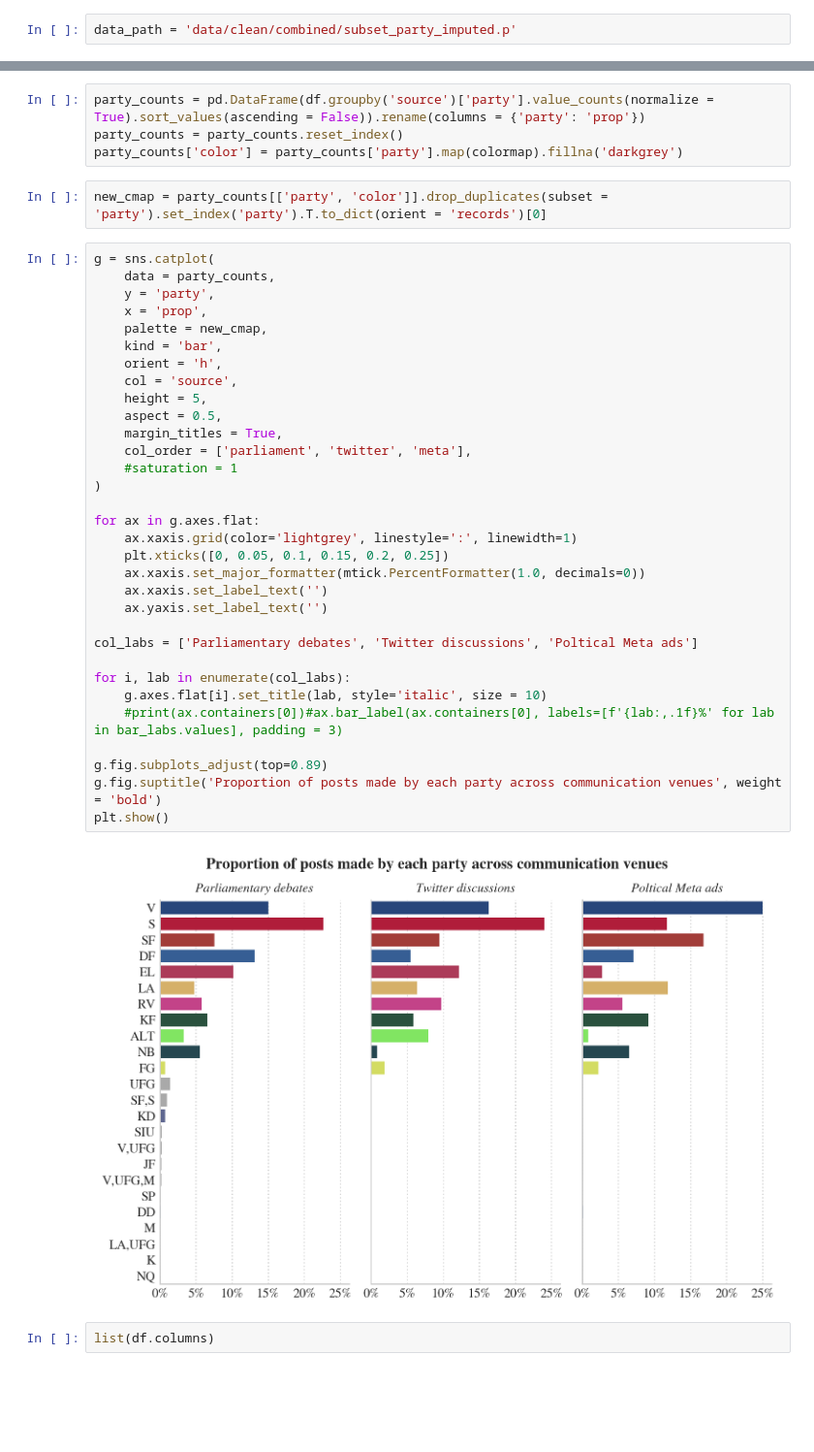
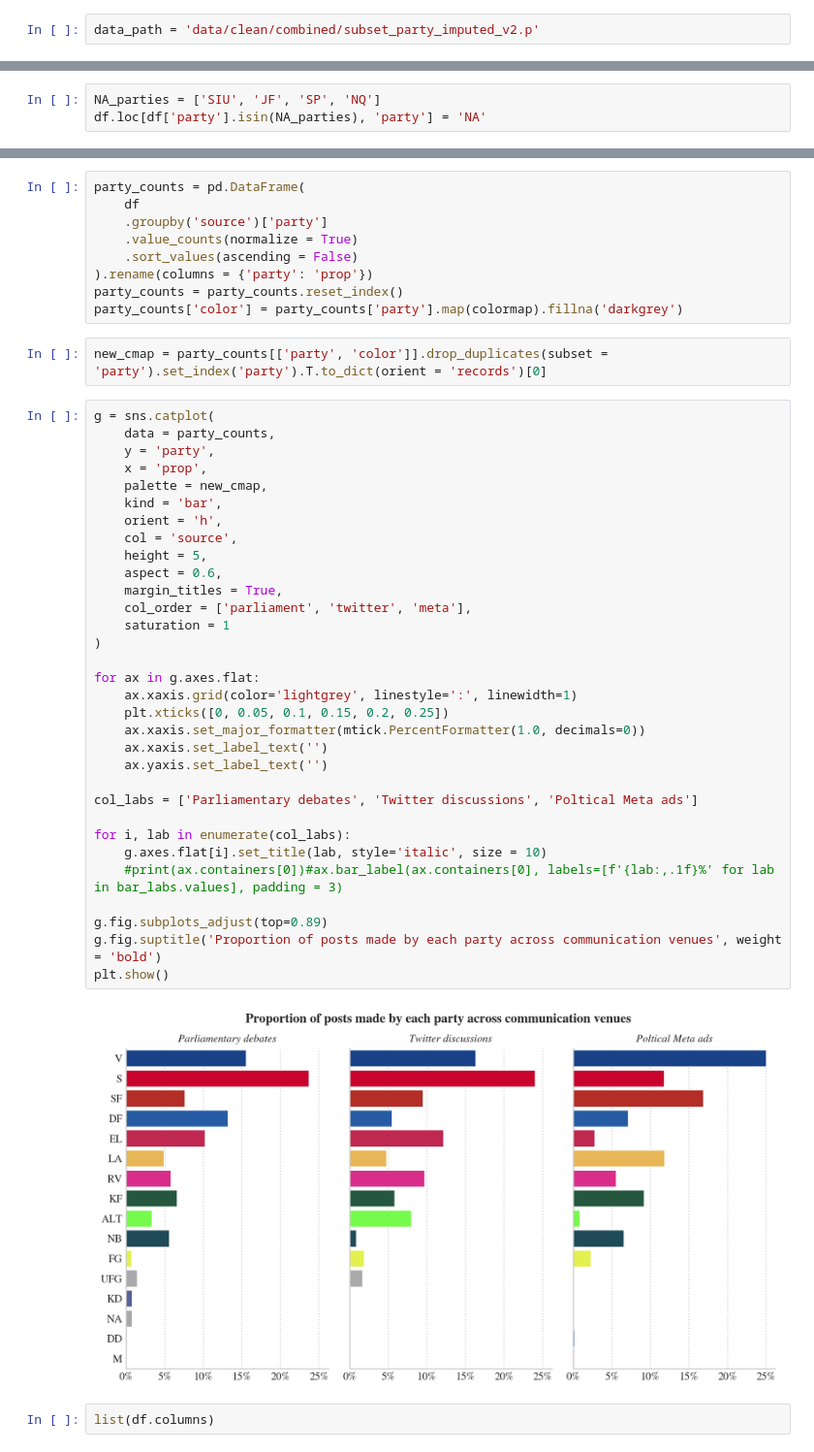
Before and after one commit to mathiasbruun/DCPA, a Jupyter notebook: descriptive_statistics.ipynb, the cells around one changed output, grey strips where cells are left out. Shown at 97% size. Cells and saved outputs as stored; diff of their text form; blank space fills up the shorter version.

```diff
--- a/descriptive_statistics.ipynb
+++ b/descriptive_statistics.ipynb
@@ -45,7 +46,7 @@ plt.rcParams['mathtext.bf'] = 'Bitstream Vera Sans:bold'
 plt.rcParams['mathtext.fontset'] = 'stix'
 plt.rcParams['font.family'] = 'STIXGeneral'
 # %%
-data_path = 'data/clean/combined/subset_party_imputed.p'
+data_path = 'data/clean/combined/subset_party_imputed_v2.p'
 # %%
 with open(data_path, 'rb') as p:
     df = pickle.load(p)
@@ -70,6 +71,9 @@ colormap = {
     'DD': '#3470BC',
     'M': '#7A308B'
 }
+# %%
+NA_parties = ['SIU', 'JF', 'SP', 'NQ']
+df.loc[df['party'].isin(NA_parties), 'party'] = 'NA'
 # %%
 party_counts = pd.DataFrame(df['party'].value_counts(normalize = True).sort_values())
 party_counts['color'] = party_counts.index.map(colormap).fillna('darkgrey')
@@ -95,5 +178,10 @@ plt.show()
 # %%
-party_counts = pd.DataFrame(df.groupby('source')['party'].value_counts(normalize = True).sort_values(ascending = False)).rename(columns = {'party': 'prop'})
+party_counts = pd.DataFrame(
+    df
+    .groupby('source')['party']
+    .value_counts(normalize = True)
+    .sort_values(ascending = False)
+).rename(columns = {'party': 'prop'})
 party_counts = party_counts.reset_index()
 party_counts['color'] = party_counts['party'].map(colormap).fillna('darkgrey')
 # %%
@@ -102,36 +190,36 @@ new_cmap = party_counts[['party', 'color']].drop_duplicates(subset = 'party').se
 g = sns.catplot(
     data = party_counts,
     y = 'party',
     x = 'prop',
     palette = new_cmap,
     kind = 'bar',
     orient = 'h',
     col = 'source',
     height = 5,
-    aspect = 0.5,
+    aspect = 0.6,
     margin_titles = True,
     col_order = ['parliament', 'twitter', 'meta'],
-    #saturation = 1
+    saturation = 1
 )
 
 for ax in g.axes.flat:
     ax.xaxis.grid(color='lightgrey', linestyle=':', linewidth=1)
     plt.xticks([0, 0.05, 0.1, 0.15, 0.2, 0.25])
     ax.xaxis.set_major_formatter(mtick.PercentFormatter(1.0, decimals=0))
     ax.xaxis.set_label_text('')
     ax.yaxis.set_label_text('')
 
 col_labs = ['Parliamentary debates', 'Twitter discussions', 'Poltical Meta ads']
 
 for i, lab in enumerate(col_labs):
     g.axes.flat[i].set_title(lab, style='italic', size = 10)
     #print(ax.containers[0])#ax.bar_label(ax.containers[0], labels=[f'{lab:,.1f}%' for lab in bar_labs.values], padding = 3)
 
 g.fig.subplots_adjust(top=0.89)
 g.fig.suptitle('Proportion of posts made by each party across communication venues', weight = 'bold')
 plt.show()
 # %% [output]
-[figure, old version]
+[figure, new version]
 # %%
 list(df.columns)
 # %% [output]
```
Also changed, not shown: parts of 16 cells of this notebook, 1 other file.
